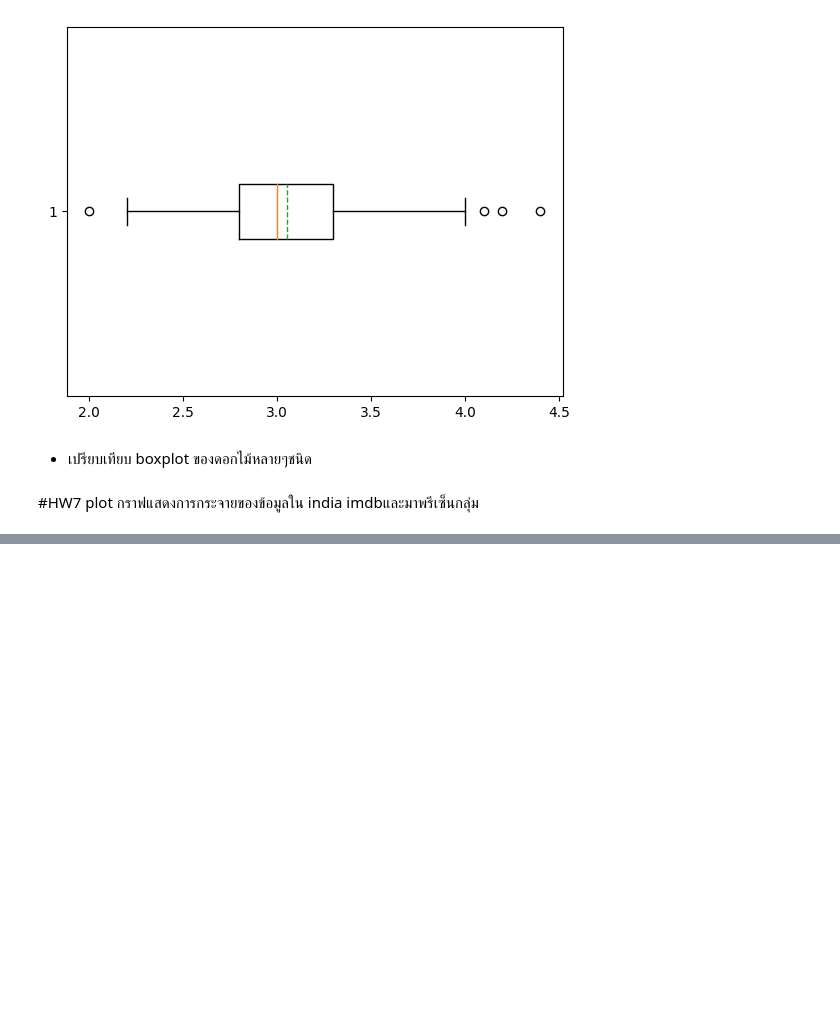
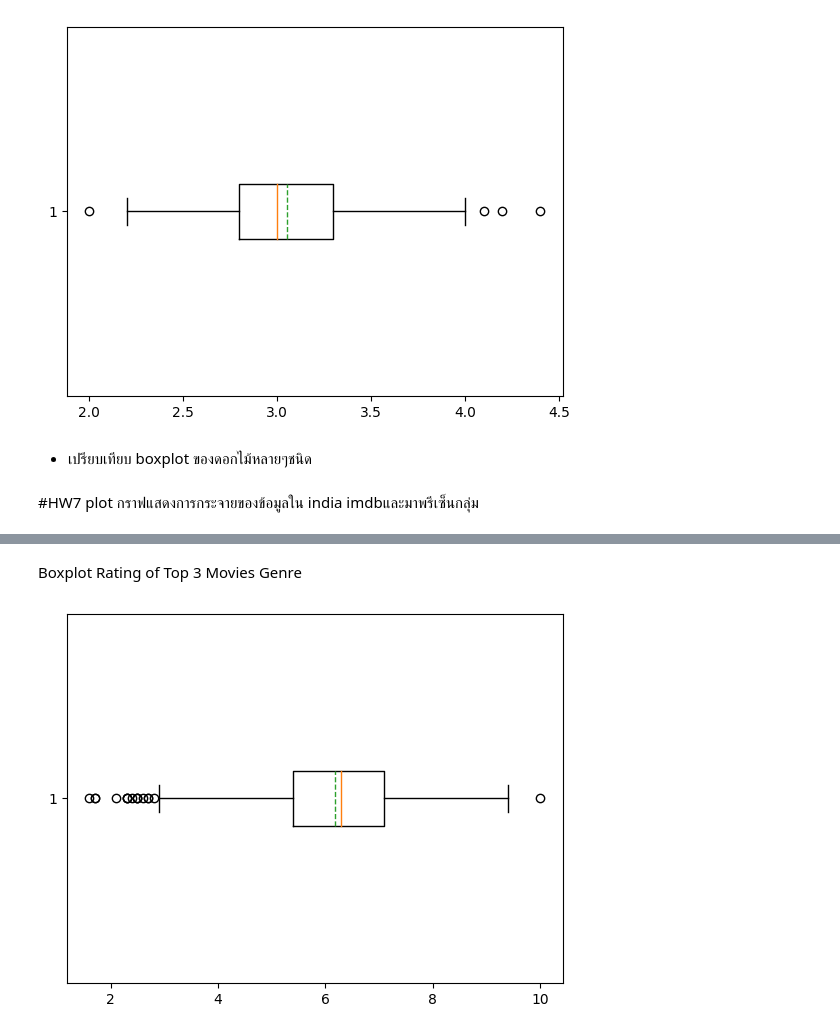
Before and after one commit to Natkitta252603/Python_dataviz2024, a Jupyter notebook: Visualize_Data_Distribution_(02)2024.ipynb, the cells around one changed output, grey strips where cells are left out. Cells and saved outputs as stored; diff of their text form; code cells hidden in the pictures; blank space fills up the shorter version.

```diff
--- a/Visualize_Data_Distribution_(02)2024.ipynb
+++ b/Visualize_Data_Distribution_(02)2024.ipynb
@@ -249,0 +319,7 @@ O = plt.boxplot(df['SepalWidth'],showmeans=True,meanline=True,vert=False)
+# %%
+# Delete min character from 'Duration' column on movie_df
+movie_df['Duration'] = movie_df['Duration'].str.replace('min','')
+# prompt: delete parentheses in 'Year' column on movie_df
+movie_df['Year'] = movie_df['Year'].str.replace('(', '').str.replace(')', '')
+print(movie_df.info())
+movie_df
@@ -249,0 +358,8 @@ O = plt.boxplot(df['SepalWidth'],showmeans=True,meanline=True,vert=False)
+# %%
+# Convert 'Votes' column to string type before using .str accessor
+movie_df['Votes'] = movie_df['Votes'].astype(str).str.replace(',', '').astype(float)
+# prompt: Convert 'Duration' column to float type
+movie_df['Duration'] = movie_df['Duration'].astype(float)
+# Convert 'Votes' column to string type before using .str accessor
+print(movie_df.info())
+movie_df
@@ -249,0 +398,5 @@ O = plt.boxplot(df['SepalWidth'],showmeans=True,meanline=True,vert=False)
+# %%
+# prompt: convert 'Year' column in movie_df to date type
+movie_df['Year'] = pd.to_datetime(movie_df['Year'], format='%Y')
+print(movie_df.info())
+movie_df
@@ -249,0 +457,6 @@ O = plt.boxplot(df['SepalWidth'],showmeans=True,meanline=True,vert=False)
+# %%
+# Filter the DataFrame to include rows where the 'Genre' column is one of the desired values
+movie_genre_top3_df = movie_df[movie_df['Genre'].isin(['Drama', 'Drama, Romance', 'Action, Crime, Drama'])]
+movie_genre_top3_df = movie_genre_top3_df[['Genre', 'Duration','Rating', 'Votes']]
+movie_genre_top3_rand_df = movie_genre_top3_df.sample(300)
+movie_genre_top3_df
@@ -249,0 +477,6 @@ O = plt.boxplot(df['SepalWidth'],showmeans=True,meanline=True,vert=False)
+# %% [markdown]
+Boxplot Rating of Top 3 Movies Genre
+# %%
+O = plt.boxplot(movie_genre_top3_df['Rating'],showmeans=True,meanline=True,vert=False)
+# %% [output]
+[figure, added]
```
Also changed, not shown: parts of 13 cells of this notebook.
